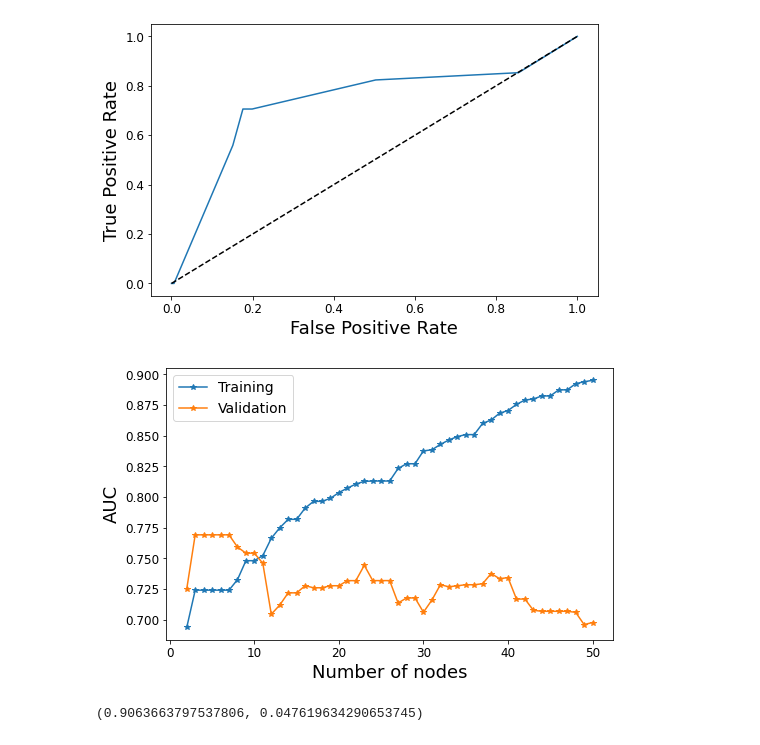
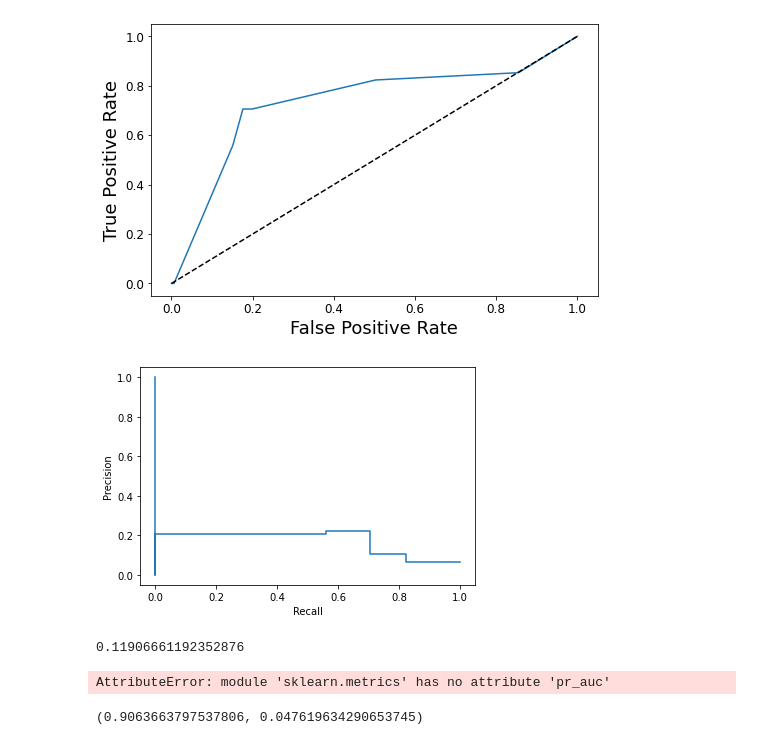
Before and after one commit to Grade0/DM-I, a Jupyter notebook: classification.ipynb, the cells around one changed output. Cells and saved outputs as stored; diff of their text form; code cells hidden in the pictures.

```diff
--- a/classification.ipynb
+++ b/classification.ipynb
@@ -335,3 +336,5 @@ plt.tick_params(axis='both', which='major', labelsize=12)
 plt.show()
 # %% [output]
 [figure]
+# %%
+prec, recall, thresholds = precision_recall_curve(y_test, y_score[:,1])
@@ -337,0 +343,4 @@ plt.show()
+# %%
+pr_display = PrecisionRecallDisplay(precision=prec, recall=recall).plot()
+# %% [output]
+[figure, added]
@@ -338,3 +354,8 @@ plt.show()
+# %%
+pr_auc= auc(recall, prec)
+print(pr_auc)
+# %% [output]
+0.11906661192352876
 # %%
 from sklearn import metrics
 
@@ -347,8 +368,10 @@ def tree_training(max_leaf_nodes, X_res, y_res, X_val, y_val):
     y_train_pred = model_tree.predict(X_res)
     y_val_pred = model_tree.predict(X_val)
 
-    auc_train = metrics.roc_auc_score(y_res, y_train_pred)
-    auc_valid = metrics.roc_auc_score(y_val, y_val_pred)
+    precision, recall, thresholds = precision_recall_curve(y_test, y_score)
+    pr_auc= auc(recall, precision)
+    auc_train = metrics.pr_auc(y_res, y_train_pred)
+    auc_valid = metrics.pr_auc(y_val, y_val_pred)
 
     #print("Nodes:{}, Train_AUC:{:.4f}, Test_AUC:{:.4f}, Diff:{:.4f}".format(max_leaf_nodes,
     #                                                                 auc_train,
@@ -370,7 +393,7 @@ plt.tick_params(axis='both', which='major', labelsize=12)
 plt.legend(['Training', 'Validation'], loc='best', fontsize=14)
 plt.show()
 # %% [output]
-[figure, removed]
+AttributeError: module 'sklearn.metrics' has no attribute 'pr_auc'
 # %%
 ros = RandomOverSampler(random_state=42)
 X_res, y_res = ros.fit_resample(X, y)
```
Also changed, not shown: parts of 4 cells of this notebook.
